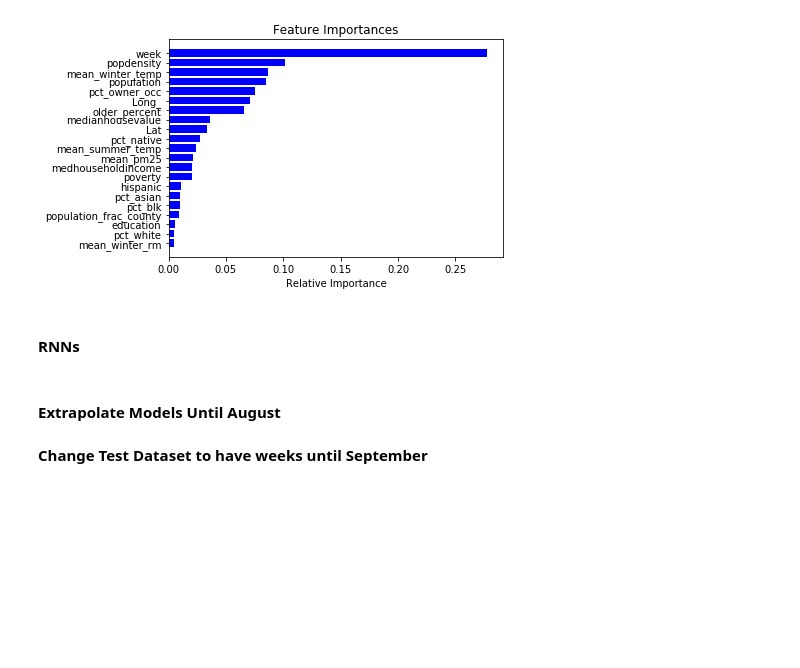
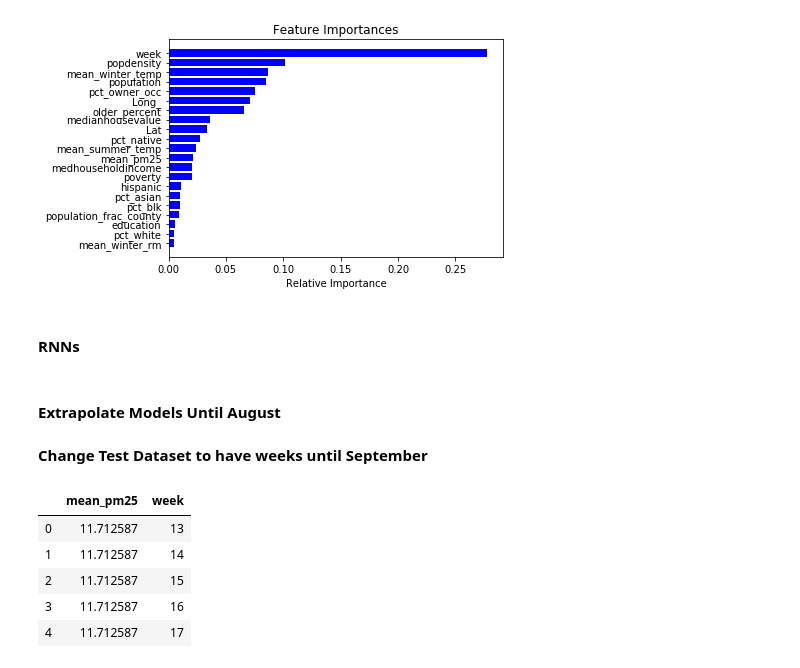
Before and after one commit to CS109b-Team37/Pollution-Prediction, a Jupyter notebook: analyses/prediction_models_ee.ipynb, the cells around one changed output. Cells and saved outputs as stored; diff of their text form; code cells hidden in the pictures; blank space fills up the shorter version.

```diff
--- a/analyses/prediction_models_ee.ipynb
+++ b/analyses/prediction_models_ee.ipynb
@@ -382,0 +388,9 @@ extrapolation_df['week']=range(18,41)
+# %%
+X_train_simple.head()
+# %% [output]
+|  | mean_pm25 | week |
+| 0 | 11.712587 | 13 |
+| 1 | 11.712587 | 14 |
+| 2 | 11.712587 | 15 |
+| 3 | 11.712587 | 16 |
+| 4 | 11.712587 | 17 |
```
Also changed, not shown: parts of 18 cells of this notebook.
